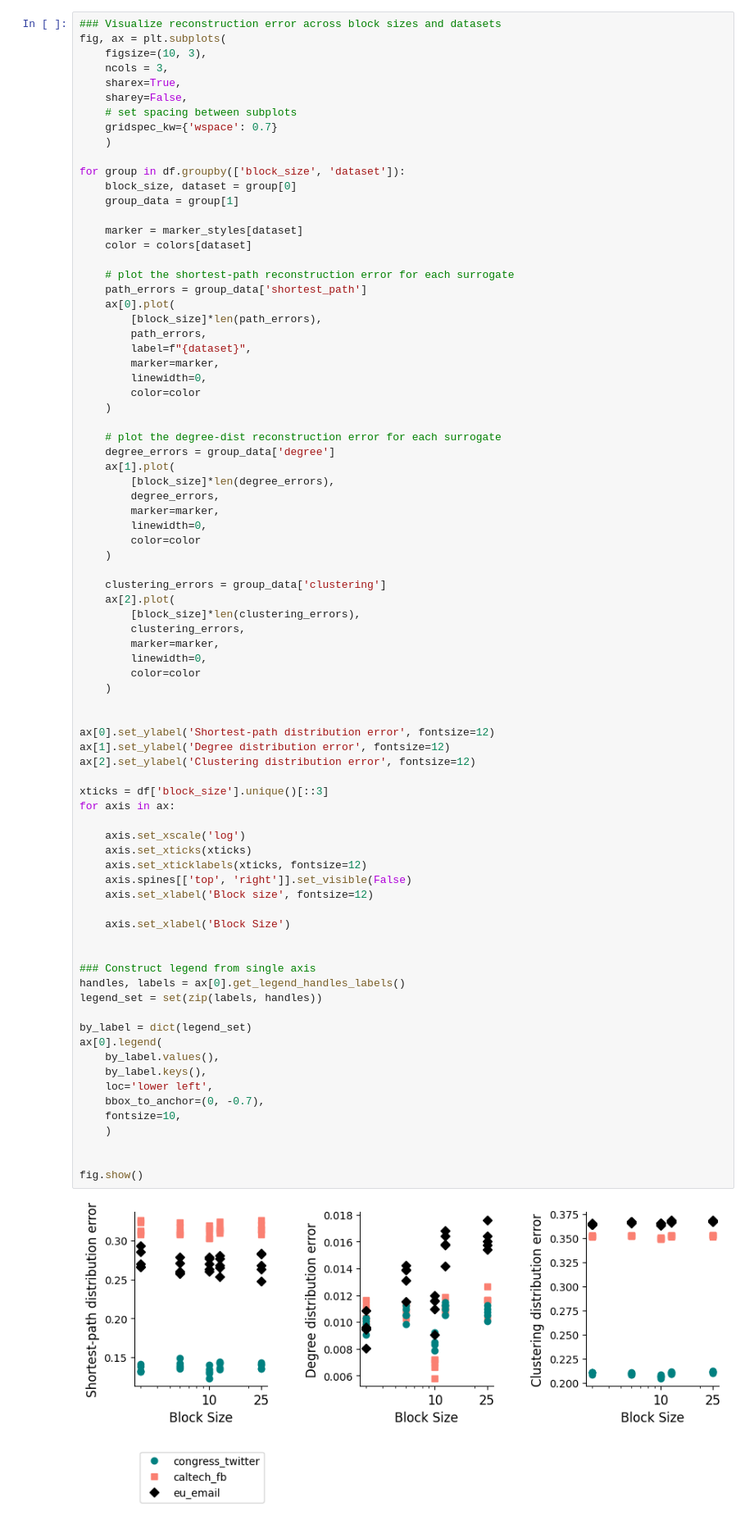
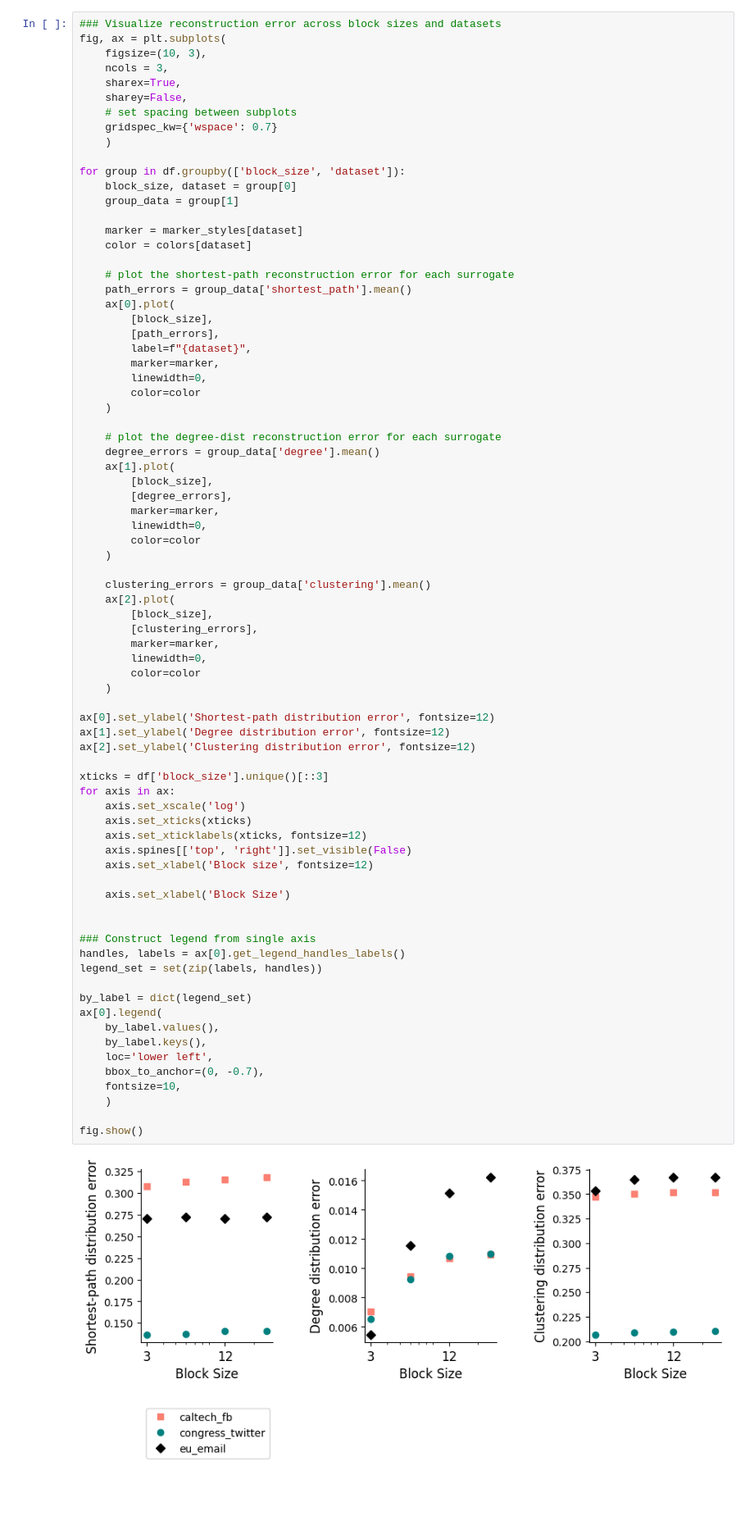
Before and after one commit to Lasse-mohr/anon_sbm, a Jupyter notebook: notebooks/surrogate_accuracy_26-06-2025.ipynb, the cells around one changed output. Shown at 82% size. Saved outputs shown, nothing was run; the diff lists cells and outputs as text; blank space fills up the shorter version.

```diff
--- a/notebooks/surrogate_accuracy_26-06-2025.ipynb
+++ b/notebooks/surrogate_accuracy_26-06-2025.ipynb
@@ -79,10 +76,10 @@ for group in df.groupby(['block_size', 'dataset']):
     color = colors[dataset]
 
     # plot the shortest-path reconstruction error for each surrogate
-    path_errors = group_data['shortest_path']
+    path_errors = group_data['shortest_path'].mean()
     ax[0].plot(
-        [block_size]*len(path_errors),
-        path_errors,
+        [block_size],
+        [path_errors],
         label=f"{dataset}",
         marker=marker,
         linewidth=0,
@@ -90,55 +87,52 @@ for group in df.groupby(['block_size', 'dataset']):
     )
 
     # plot the degree-dist reconstruction error for each surrogate
-    degree_errors = group_data['degree']
+    degree_errors = group_data['degree'].mean()
     ax[1].plot(
-        [block_size]*len(degree_errors),
-        degree_errors,
+        [block_size],
+        [degree_errors],
         marker=marker,
         linewidth=0,
         color=color
     )
 
-    clustering_errors = group_data['clustering']
+    clustering_errors = group_data['clustering'].mean()
     ax[2].plot(
-        [block_size]*len(clustering_errors),
-        clustering_errors,
+        [block_size],
+        [clustering_errors],
         marker=marker,
         linewidth=0,
         color=color
     )
-
 
 ax[0].set_ylabel('Shortest-path distribution error', fontsize=12)
 ax[1].set_ylabel('Degree distribution error', fontsize=12)
 ax[2].set_ylabel('Clustering distribution error', fontsize=12)
 
 xticks = df['block_size'].unique()[::3]
 for axis in ax:
-
     axis.set_xscale('log')
     axis.set_xticks(xticks)
     axis.set_xticklabels(xticks, fontsize=12)
     axis.spines[['top', 'right']].set_visible(False)
     axis.set_xlabel('Block size', fontsize=12)
 
     axis.set_xlabel('Block Size')
 
 
 ### Construct legend from single axis
 handles, labels = ax[0].get_legend_handles_labels()
 legend_set = set(zip(labels, handles))
 
 by_label = dict(legend_set)
 ax[0].legend(
     by_label.values(),
     by_label.keys(),
     loc='lower left',
     bbox_to_anchor=(0, -0.7),
     fontsize=10,
     )
 
-
 fig.show()
 # %% [output]
-[figure, old version]
+[figure, new version]
```
Also changed, not shown: parts of 2 cells of this notebook, 37 other files.
